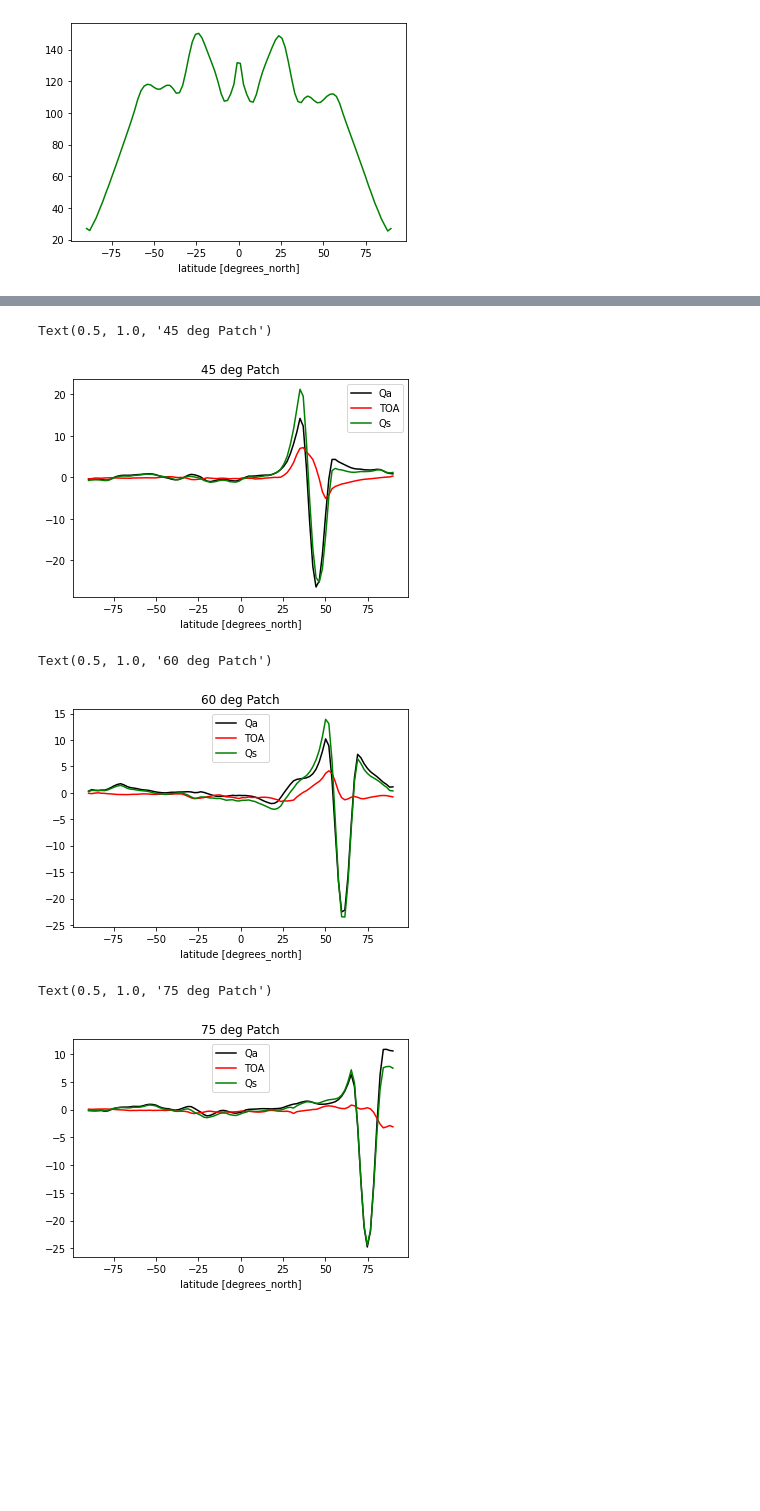
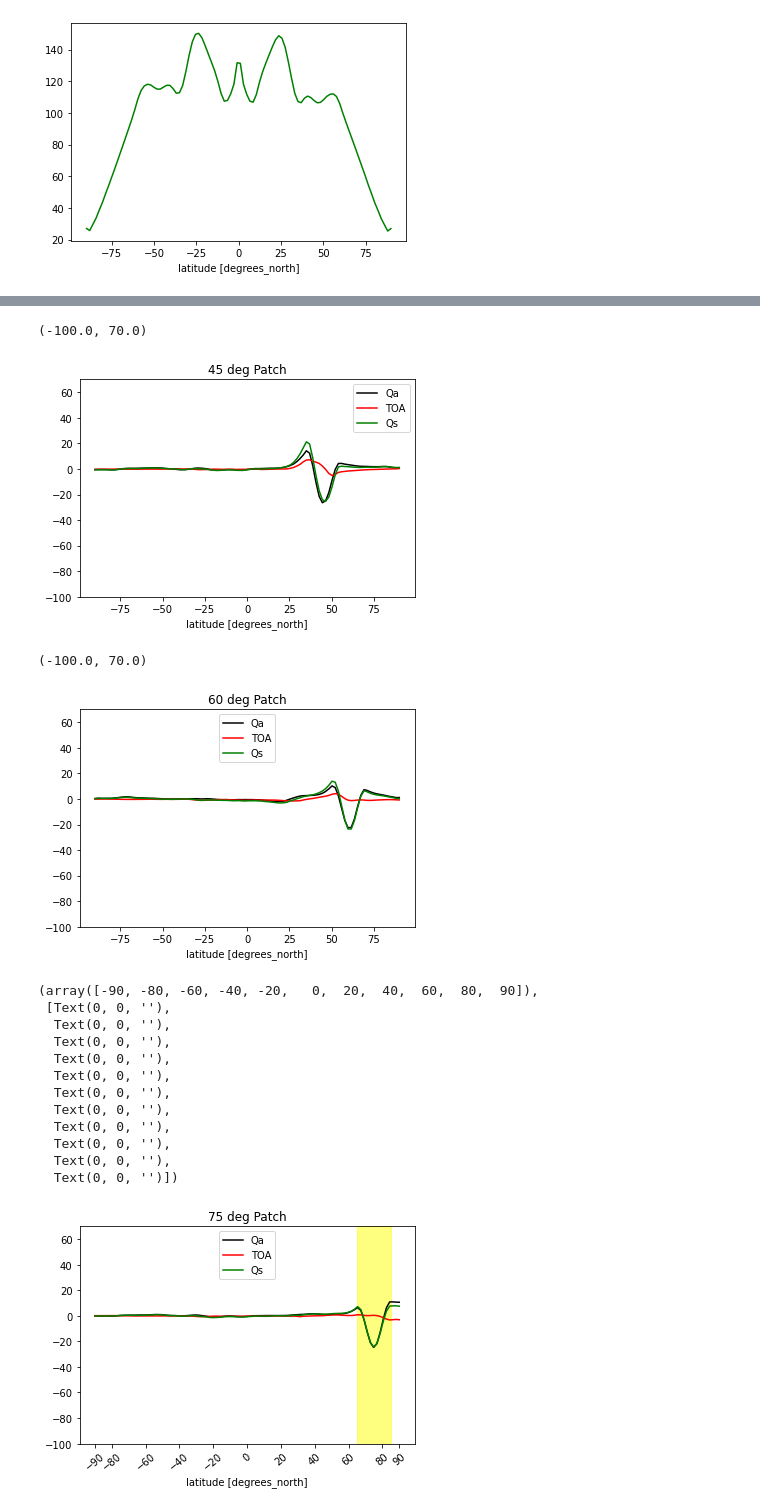
Before and after one commit to mailesasaki/cdds_sst_perturbations, a Jupyter notebook: Project_1_northpole.ipynb, the cells around one changed output, grey strips where cells are left out. Cells and saved outputs as stored; diff of their text form; code cells hidden in the pictures; blank space fills up the shorter version.

```diff
--- a/Project_1_northpole.ipynb
+++ b/Project_1_northpole.ipynb
@@ -286,9 +290,10 @@ TOA_45_n.plot(color='red',label='TOA')
 Qs_45_n.plot(color='green', label='Qs')
 plt.legend(loc='upper right')
 plt.title("45 deg Patch")
+plt.ylim([-100,70])
 # %% [output]
-Text(0.5, 1.0, '45 deg Patch')
+(-100.0, 70.0)
-[figure, old version]
+[figure, new version]
 # %%
 Qa_60_n=Qs_60_n-TOA_60_n
 Qa_60_n.plot(color='black',label='Qa')
@@ -296,16 +301,32 @@ TOA_60_n.plot(color='red',label='TOA')
 Qs_60_n.plot(color='green', label='Qs')
 plt.legend(loc='upper center')
 plt.title("60 deg Patch")
+plt.ylim([-100,70])
 # %% [output]
-Text(0.5, 1.0, '60 deg Patch')
+(-100.0, 70.0)
-[figure, old version]
+[figure, new version]
 # %%
 Qa_75_n=Qs_75_n-TOA_75_n
 Qa_75_n.plot(color='black',label='Qa')
 TOA_75_n.plot(color='red',label='TOA')
 Qs_75_n.plot(color='green', label='Qs')
 plt.legend(loc='upper center')
 plt.title("75 deg Patch")
+plt.ylim([-100,70])
+plt.axvspan(65, 85, color='yellow', alpha=0.5)
+plt.xticks([-90, -80, -60,-40,-20,0,20,40,60,80,90])
+plt.xticks(rotation=40)
 # %% [output]
-Text(0.5, 1.0, '75 deg Patch')
+(array([-90, -80, -60, -40, -20,   0,  20,  40,  60,  80,  90]),
+ [Text(0, 0, ''),
+  Text(0, 0, ''),
+  Text(0, 0, ''),
+  Text(0, 0, ''),
+  Text(0, 0, ''),
+  Text(0, 0, ''),
+  Text(0, 0, ''),
+  Text(0, 0, ''),
+  Text(0, 0, ''),
+  Text(0, 0, ''),
+  Text(0, 0, '')])
-[figure, old version]
+[figure, new version]
```
Also changed, not shown: parts of 15 cells of this notebook.
